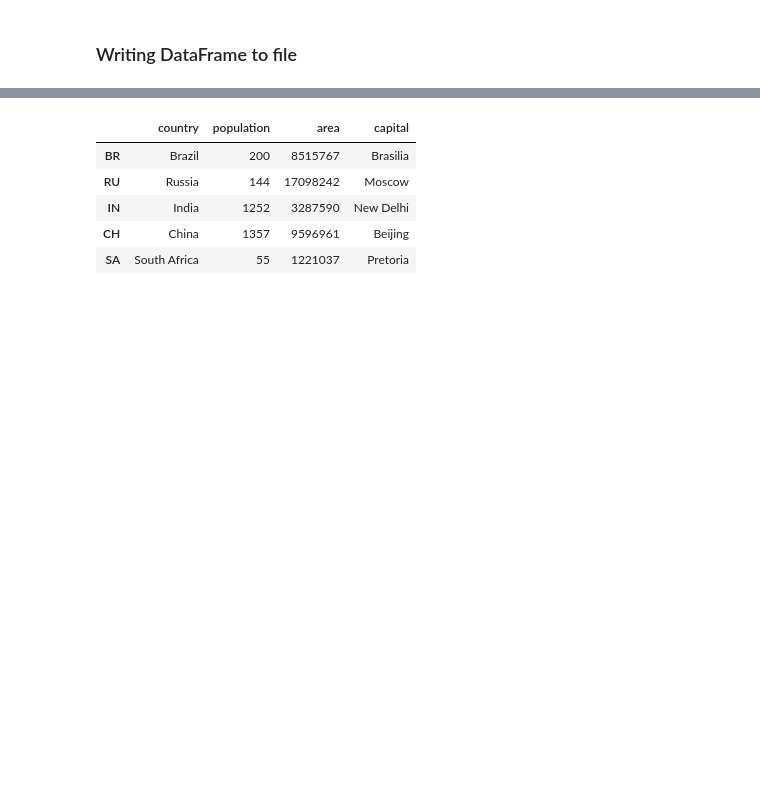
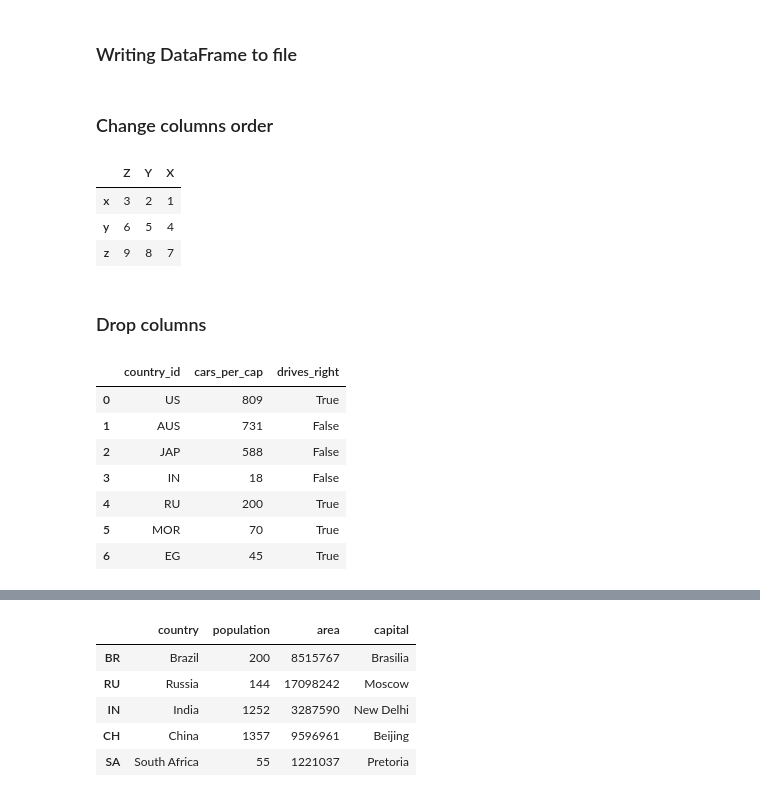
Before and after one commit to lukasz-f/data-camp, a Jupyter notebook: pandas/pandas_pd.ipynb, the cells around one changed output, grey strips where cells are left out. Drawn from its saved outputs; the diff is of its cells as text; code cells hidden in the pictures; blank space fills up the shorter version.

Commit message:
poprawka datasetow w pandasie

```diff
--- a/pandas/pandas_pd.ipynb
+++ b/pandas/pandas_pd.ipynb
@@ -21,7 +21,7 @@ import matplotlib.pyplot as plt
 # %% [markdown]
 ### Build DataFrame from CSV file
 # %%
-cars = pd.read_csv("datasets/cars.csv")
+cars = pd.read_csv("../datasets/cars.csv")
 cars
 # %% [output]
 |  | country_id | cars_per_cap | country | drives_right |
@@ -126,0 +127,24 @@ silso.to_excel('datasets/silso.xlsx')
+# %% [markdown]
+### Change columns order
+# %%
+array_df = array_df[['Z', 'Y', 'X']]
+array_df
+# %% [output]
+|  | Z | Y | X |
+| x | 3 | 2 | 1 |
+| y | 6 | 5 | 4 |
+| z | 9 | 8 | 7 |
+# %% [markdown]
+### Drop columns
+# %%
+cars = cars.drop(['country'], axis=1)
+cars
+# %% [output]
+|  | country_id | cars_per_cap | drives_right |
+| 0 | US | 809 | True |
+| 1 | AUS | 731 | False |
+| 2 | JAP | 588 | False |
+| 3 | IN | 18 | False |
+| 4 | RU | 200 | True |
+| 5 | MOR | 70 | True |
+| 6 | EG | 45 | True |
```
Also changed, not shown: parts of 8 cells of this notebook.
